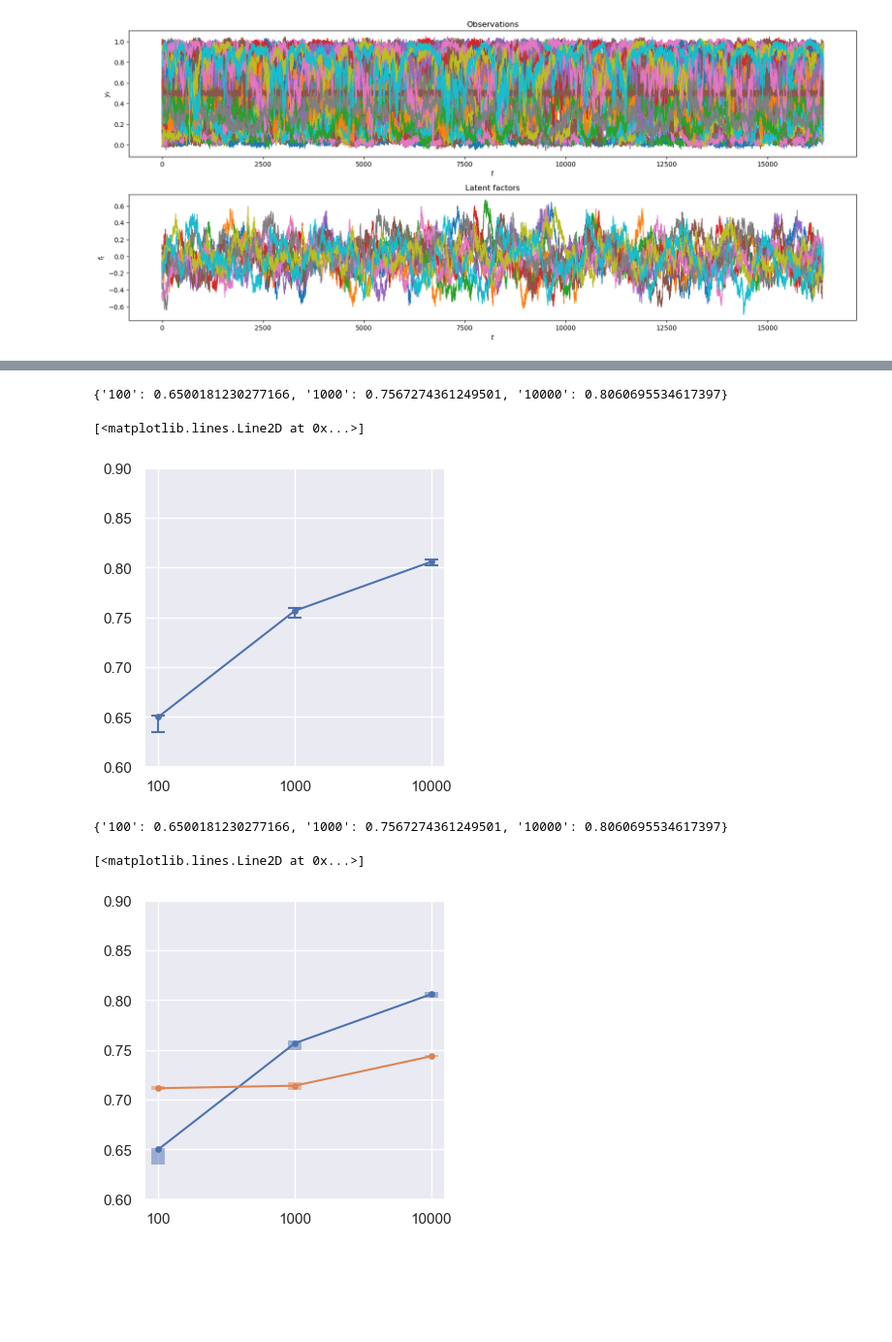
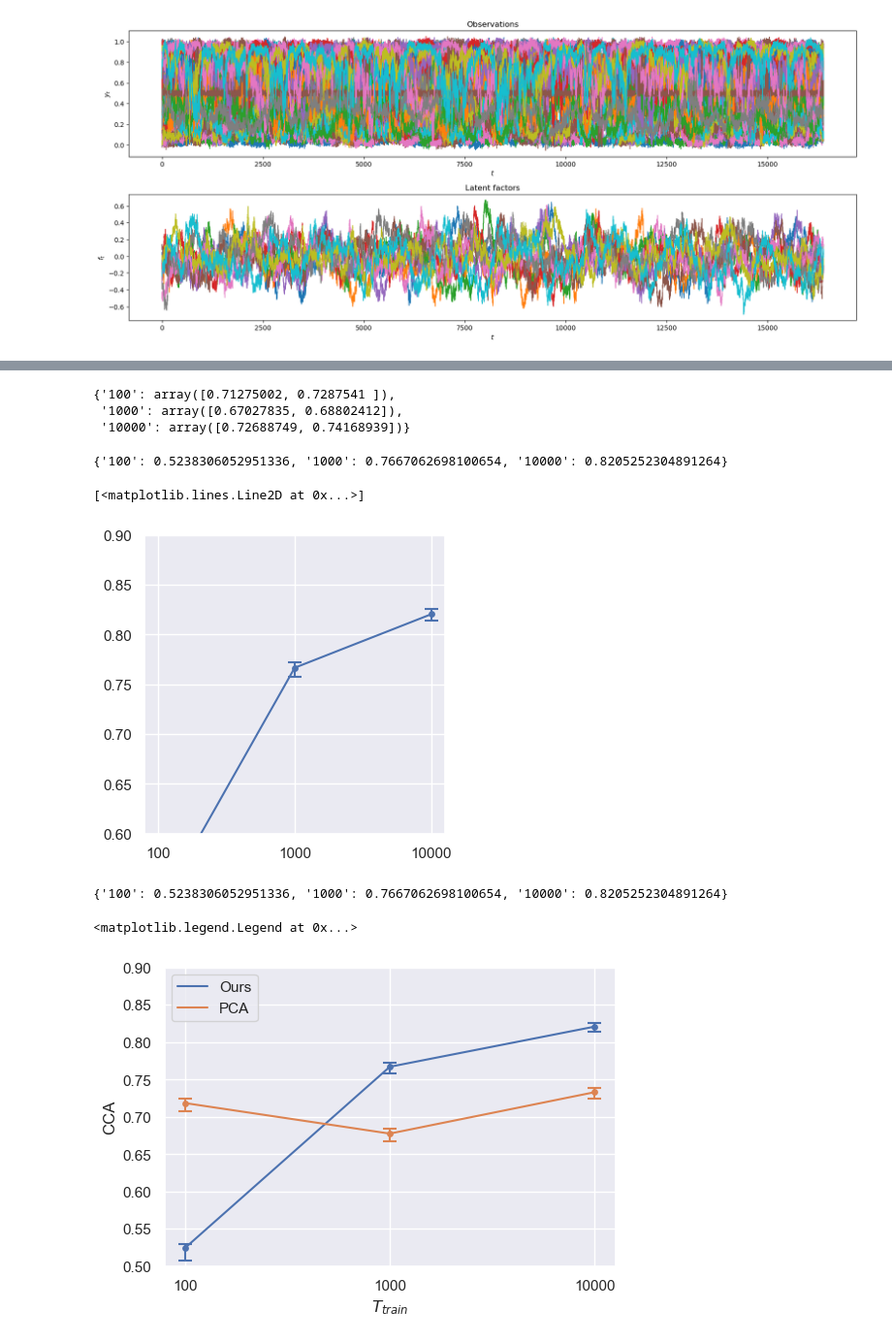
Before and after one commit to julianvanmeggelen/Thesis, a Jupyter notebook: Simulation/SampleSizeEffect_dgp30.ipynb, the cells around one changed output, grey strips where cells are left out. Shown at 97% size. Drawn from its saved outputs; the diff is of its cells as text; code cells hidden in the pictures; blank space fills up the shorter version.

```diff
--- a/Simulation/SampleSizeEffect_dgp30.ipynb
+++ b/Simulation/SampleSizeEffect_dgp30.ipynb
@@ -146,13 +146,19 @@ plt.plot(mean.keys(),mean.values())
 [<matplotlib.lines.Line2D at 0x...>]
 [figure]
+# %%
+ci
+# %% [output]
+{'100': array([0.71275002, 0.7287541 ]),
+ '1000': array([0.67027835, 0.68802412]),
+ '10000': array([0.72688749, 0.74168939])}
 # %%
-models = {100:'2_OverParametrization_T100_05152023_01:01:26', 1000: '0_OverParametrization_T1000_05212023_15:04:07', 10000:'1_OverParametrization_T10000_05152023_00:49:29'}
+models = {100:'4_OverParametrization_T100_05242023_13:54:31', 1000: '0_OverParametrization_T1000_05212023_15:04:07', 10000:'2_OverParametrization_T10000_05242023_13:20:21'}
 mean_ae = {}
 ci_ae = {}
 bs_mean_ae = {}
 
 for T_train, experimentName in models.items():
-    train_hist, mod, cfg = loadResults(dgpIndex=17, name=experimentName)
+    train_hist, mod, cfg = loadResults(dgpIndex=30, name=experimentName)
     f_train_ = f[0:T_train]
     f_val_ = f[T_train:T_train+cfg.T_val]
     f_test_ = f[T_train+cfg.T_val:]
@@ -177,7 +183,7 @@ for T_train, experimentName in models.items():
     mean_ae[str(T_train)] = cc
 
 
-    bs = bootstrapCCA(f_hat=f_test_hat, f_true=f_test_, n_bootstrap=5, n_sample=1000)
+    bs = bootstrapCCA(f_hat=f_test_hat, f_true=f_test_, n_bootstrap=500, n_sample=1000)
     #sns.distplot(bs)
     ci_ae[str(T_train)]  = np.quantile(bs, [0.025, 0.975])
     bs_mean_ae[str(T_train)] = np.mean(bs)
@@ -193,28 +199,32 @@ for t, tci in ci_ae.items():
 plt.scatter(x=mean_ae.keys(),y=mean_ae.values(), s=15, marker='o')
 plt.plot(mean_ae.keys(),mean_ae.values())
 # %% [output]
-{'100': 0.6500181230277166, '1000': 0.7567274361249501, '10000': 0.8060695534617397}
+{'100': 0.5238306052951336, '1000': 0.7667062698100654, '10000': 0.8205252304891264}
 [<matplotlib.lines.Line2D at 0x...>]
-[figure, old version]
+[figure, new version]
 # %%
 print(mean_ae)
 import seaborn as sns
 sns.set()
-plt.figure(figsize=(4,4))
-plt.ylim(0.6,0.9)
+plt.figure(figsize=(6,4))
+plt.ylim(0.5,0.9)
 for t, tci in ci_ae.items():
     error = np.abs(tci-mean_ae[t])
-    plt.errorbar(x=t, y=mean_ae[t],yerr=error[::-1][:,None], capsize=0, c='C0', capthick=0, elinewidth=10, alpha=0.5)
+    plt.errorbar(x=t, y=mean_ae[t],yerr=error[::-1][:,None], capsize=5, c='C0', capthick=1.5)#, elinewidth=10, alpha=0.5)
 plt.scatter(x=mean_ae.keys(),y=mean_ae.values(), s=15, marker='o')
-plt.plot(mean_ae.keys(),mean_ae.values())
+plt.plot(mean_ae.keys(),mean_ae.values(), label='Ours')
 
 #add other values
 for t, tci in ci.items():
     error = np.abs(tci-mean[t])
-    plt.errorbar(x=t, y=mean[t],yerr=error[::-1][:,None], capsize=0, c='C1', capthick=1.5, alpha=0.5, elinewidth=10)
+    plt.errorbar(x=t, y=mean[t],yerr=error[::-1][:,None], capsize=5, c='C1', capthick=1.5)#, alpha=0.5, elinewidth=10)
 plt.scatter(x=mean.keys(),y=mean.values(), s=15, marker='o', c='C1')
-plt.plot(mean.keys(),mean.values(), c= 'C1')
+plt.plot(mean.keys(),mean.values(), c= 'C1', label='PCA')
+
+plt.xlabel('$T_{train}$')
+plt.ylabel('CCA')
+plt.legend(loc = 'upper left')
 # %% [output]
-{'100': 0.6500181230277166, '1000': 0.7567274361249501, '10000': 0.8060695534617397}
+{'100': 0.5238306052951336, '1000': 0.7667062698100654, '10000': 0.8205252304891264}
-[<matplotlib.lines.Line2D at 0x...>]
+<matplotlib.legend.Legend at 0x...>
-[figure, old version]
+[figure, new version]
```
Also changed, not shown: parts of 3 cells of this notebook, 14 other files.
